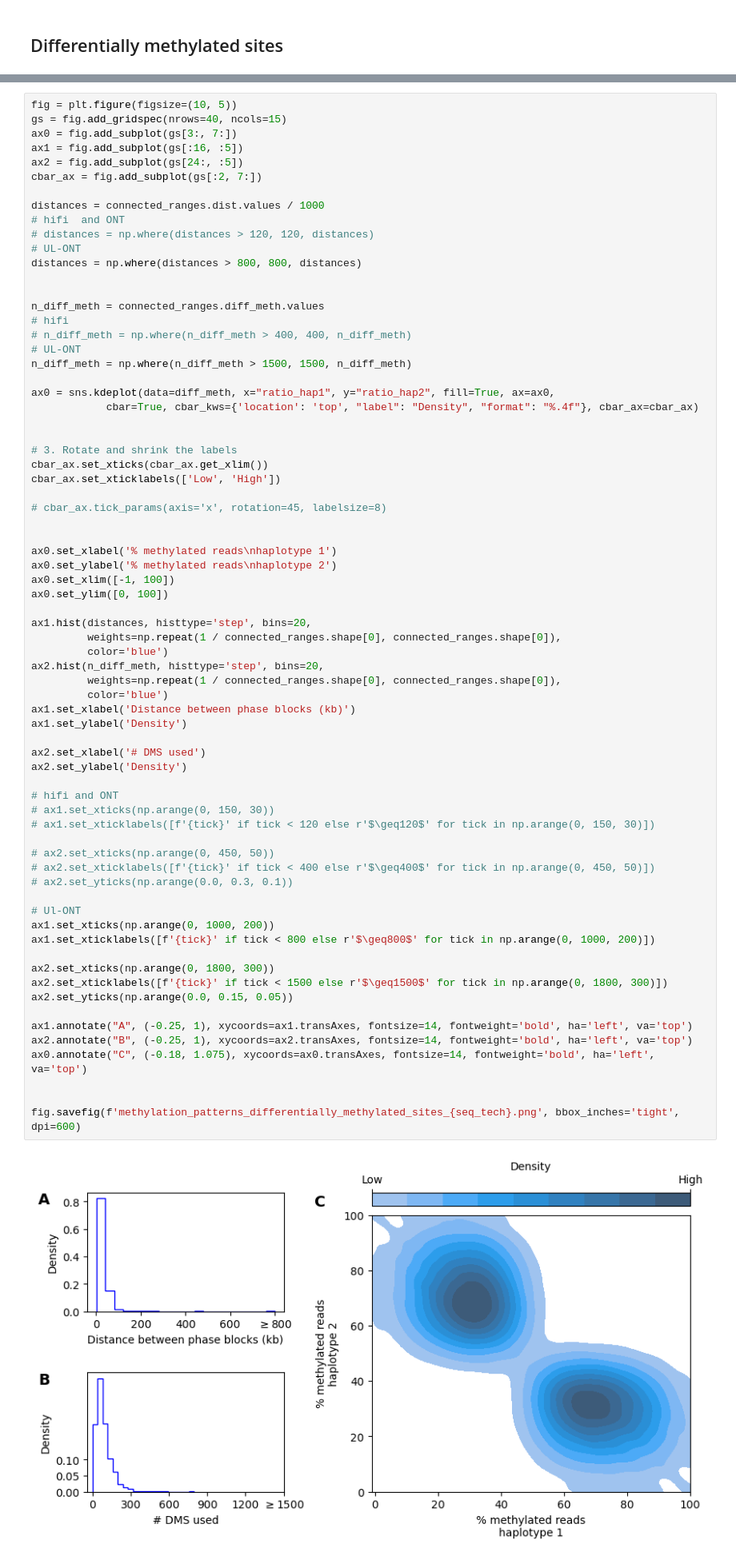
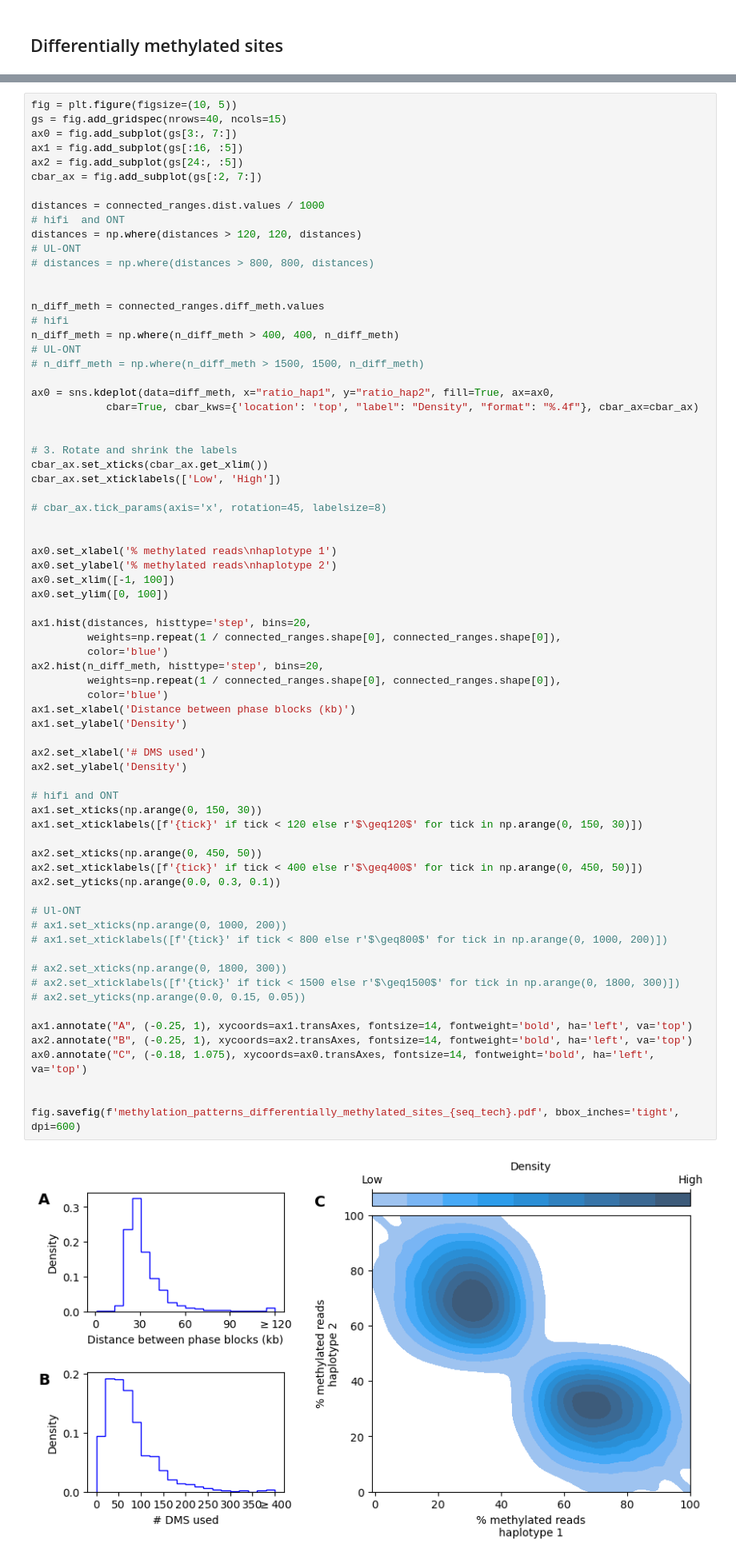
Before and after one commit to AkeyLab/LongHap, a Jupyter notebook: benchmarking/benchmark_longhap.ipynb, the cells around one changed output, grey strips where cells are left out. Shown at 80% size. Drawn from its saved outputs; the diff is of its cells as text.

```diff
--- a/benchmarking/benchmark_longhap.ipynb
+++ b/benchmarking/benchmark_longhap.ipynb
@@ -915,16 +812,16 @@ cbar_ax = fig.add_subplot(gs[:2, 7:])
 
 distances = connected_ranges.dist.values / 1000
 # hifi  and ONT
-# distances = np.where(distances > 120, 120, distances)
+distances = np.where(distances > 120, 120, distances)
 # UL-ONT
-distances = np.where(distances > 800, 800, distances)
+# distances = np.where(distances > 800, 800, distances)
 
 
 n_diff_meth = connected_ranges.diff_meth.values
 # hifi
-# n_diff_meth = np.where(n_diff_meth > 400, 400, n_diff_meth)
+n_diff_meth = np.where(n_diff_meth > 400, 400, n_diff_meth)
 # UL-ONT
-n_diff_meth = np.where(n_diff_meth > 1500, 1500, n_diff_meth)
+# n_diff_meth = np.where(n_diff_meth > 1500, 1500, n_diff_meth)
 
 ax0 = sns.kdeplot(data=diff_meth, x="ratio_hap1", y="ratio_hap2", fill=True, ax=ax0,
             cbar=True, cbar_kws={'location': 'top', "label": "Density", "format": "%.4f"}, cbar_ax=cbar_ax)
@@ -939,43 +836,43 @@ cbar_ax.set_xticklabels(['Low', 'High'])
 
 ax0.set_xlabel('% methylated reads\nhaplotype 1')
 ax0.set_ylabel('% methylated reads\nhaplotype 2')
 ax0.set_xlim([-1, 100])
 ax0.set_ylim([0, 100])
 
 ax1.hist(distances, histtype='step', bins=20,
          weights=np.repeat(1 / connected_ranges.shape[0], connected_ranges.shape[0]),
          color='blue')
 ax2.hist(n_diff_meth, histtype='step', bins=20,
          weights=np.repeat(1 / connected_ranges.shape[0], connected_ranges.shape[0]),
          color='blue')
 ax1.set_xlabel('Distance between phase blocks (kb)')
 ax1.set_ylabel('Density')
 
 ax2.set_xlabel('# DMS used')
 ax2.set_ylabel('Density')
 
 # hifi and ONT
-# ax1.set_xticks(np.arange(0, 150, 30))
-# ax1.set_xticklabels([f'{tick}' if tick < 120 else r'$\geq120$' for tick in np.arange(0, 150, 30)])
+ax1.set_xticks(np.arange(0, 150, 30))
+ax1.set_xticklabels([f'{tick}' if tick < 120 else r'$\geq120$' for tick in np.arange(0, 150, 30)])
 
-# ax2.set_xticks(np.arange(0, 450, 50))
-# ax2.set_xticklabels([f'{tick}' if tick < 400 else r'$\geq400$' for tick in np.arange(0, 450, 50)])
-# ax2.set_yticks(np.arange(0.0, 0.3, 0.1))
+ax2.set_xticks(np.arange(0, 450, 50))
+ax2.set_xticklabels([f'{tick}' if tick < 400 else r'$\geq400$' for tick in np.arange(0, 450, 50)])
+ax2.set_yticks(np.arange(0.0, 0.3, 0.1))
 
 # Ul-ONT
-ax1.set_xticks(np.arange(0, 1000, 200))
-ax1.set_xticklabels([f'{tick}' if tick < 800 else r'$\geq800$' for tick in np.arange(0, 1000, 200)])
+# ax1.set_xticks(np.arange(0, 1000, 200))
+# ax1.set_xticklabels([f'{tick}' if tick < 800 else r'$\geq800$' for tick in np.arange(0, 1000, 200)])
 
-ax2.set_xticks(np.arange(0, 1800, 300))
-ax2.set_xticklabels([f'{tick}' if tick < 1500 else r'$\geq1500$' for tick in np.arange(0, 1800, 300)])
-ax2.set_yticks(np.arange(0.0, 0.15, 0.05))
+# ax2.set_xticks(np.arange(0, 1800, 300))
+# ax2.set_xticklabels([f'{tick}' if tick < 1500 else r'$\geq1500$' for tick in np.arange(0, 1800, 300)])
+# ax2.set_yticks(np.arange(0.0, 0.15, 0.05))
 
 ax1.annotate("A", (-0.25, 1), xycoords=ax1.transAxes, fontsize=14, fontweight='bold', ha='left', va='top')
 ax2.annotate("B", (-0.25, 1), xycoords=ax2.transAxes, fontsize=14, fontweight='bold', ha='left', va='top')
 ax0.annotate("C", (-0.18, 1.075), xycoords=ax0.transAxes, fontsize=14, fontweight='bold', ha='left', va='top')
 
 
-fig.savefig(f'methylation_patterns_differentially_methylated_sites_{seq_tech}.png', bbox_inches='tight', dpi=600)
+fig.savefig(f'methylation_patterns_differentially_methylated_sites_{seq_tech}.pdf', bbox_inches='tight', dpi=600)
 # %% [output]
-[figure, old version]
+[figure, new version]
 # %%
```
Also changed, not shown: parts of 48 cells of this notebook, 2 other files.
